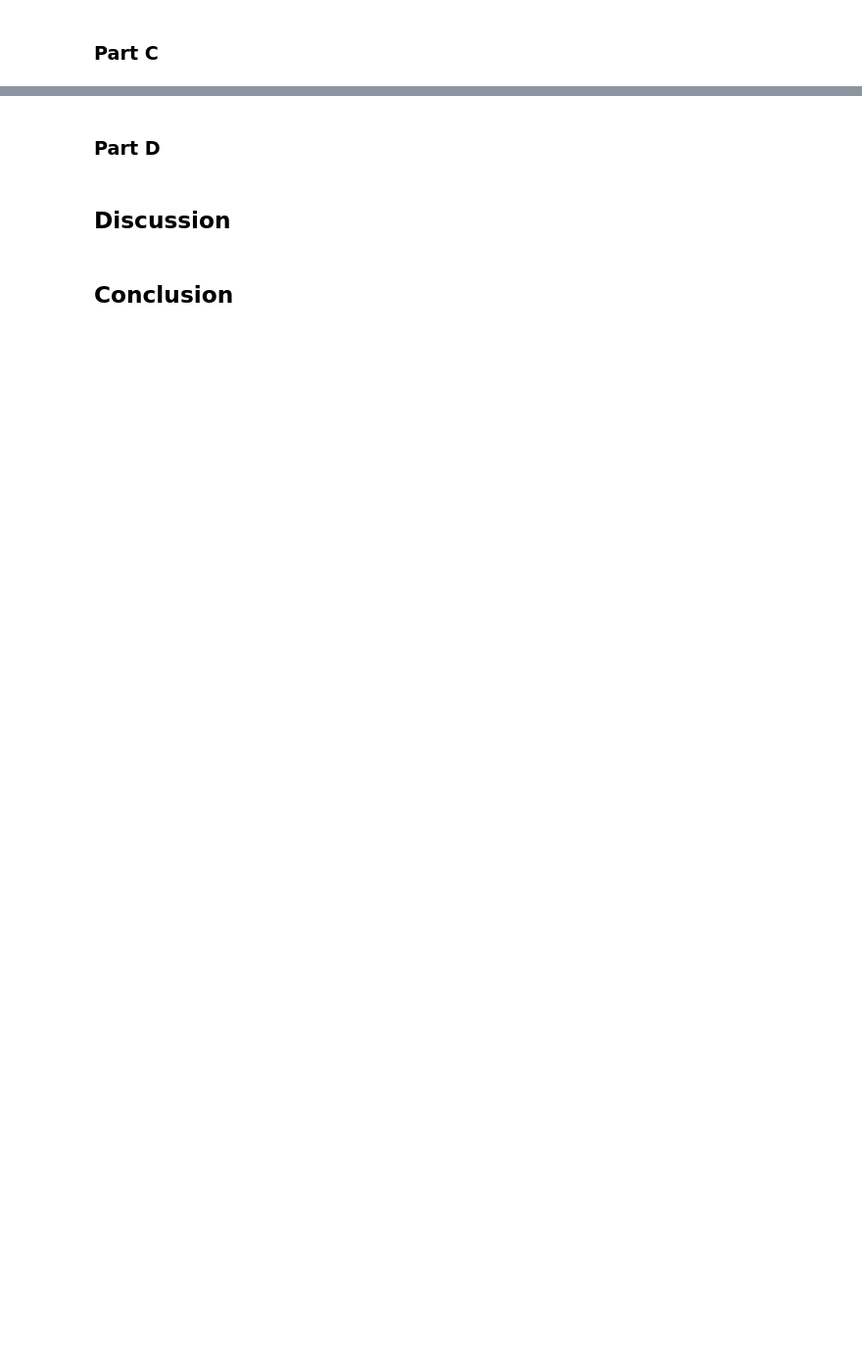
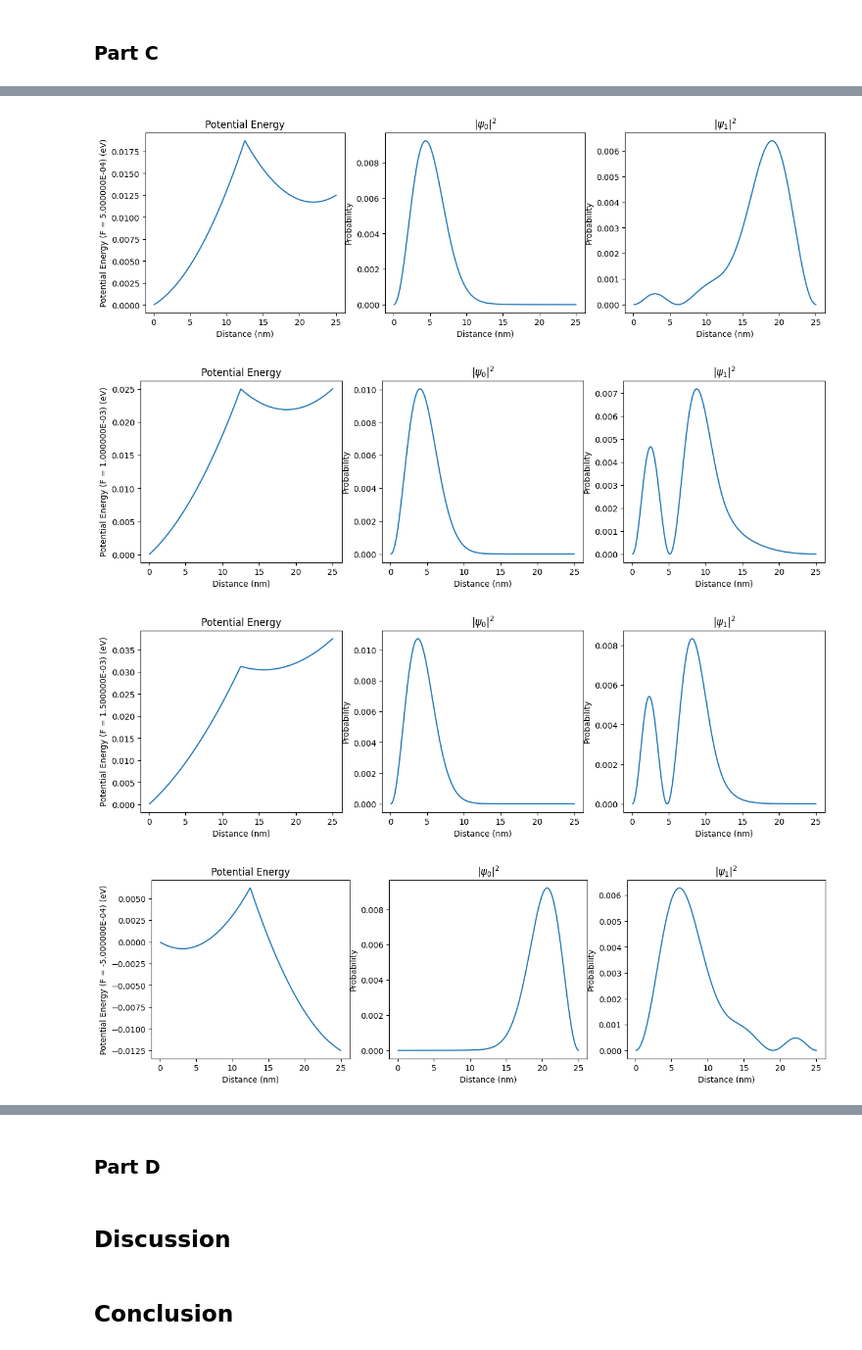
Before and after one commit to RoyZhenLongLim/PHYS3112, a Jupyter notebook: ComputationalEssay/ComputationalEssay.ipynb, the cells around one changed output, grey strips where cells are left out. Shown at 98% size. Drawn from its saved outputs; the diff is of its cells as text; code cells hidden in the pictures; blank space fills up the shorter version.

```diff
--- a/ComputationalEssay/ComputationalEssay.ipynb
+++ b/ComputationalEssay/ComputationalEssay.ipynb
@@ -130,0 +109,8 @@ W, V, X, U = get_eigenvalue_and_eigenvectors(0)
+# %%
+def compute_eigenvalue_eigenstates(U):
+    H = np.diag(on + U) + np.diag(off, 1) + np.diag(off, -1)
+    W, V = np.linalg.eig(H)
+    idx = W.argsort()[::1]
+    W = W[idx]
+    V = V[:, idx]
+    return W, V
@@ -217,0 +234,16 @@ plt.show()
+# %%
+for F in np.array([5, 10, 15] + [-5, -10, -15]) * 1e-4:
+    U = np.array([VF(alpha, x1, x2, F, x) for x in X])
+    W, V = compute_eigenvalue_eigenstates(U)
+    fig, axes = plt.subplots(1, 3, figsize=(15, 4))
+    Psi0 = np.multiply(V[:, 0], V[:, 0])
+    Psi1 = np.multiply(V[:, 1], V[:, 1])
+    plot_graph(X, U, 'Distance (nm)', f'Potential Energy (F = {F:2E}) (eV)', r'Potential Energy', axes[0])
+    plot_graph(X, Psi0, 'Distance (nm)', 'Probability', r'$|\psi_0|^2$', axes[1])
+    plot_graph(X, Psi1, 'Distance (nm)', 'Probability', r'$|\psi_1|^2$', axes[2])
+    plt.show()
+# %% [output]
+[figure, added]
+[figure, added]
+[figure, added]
+[figure, added]
```
Also changed, not shown: parts of 26 cells of this notebook, 2 other files.
